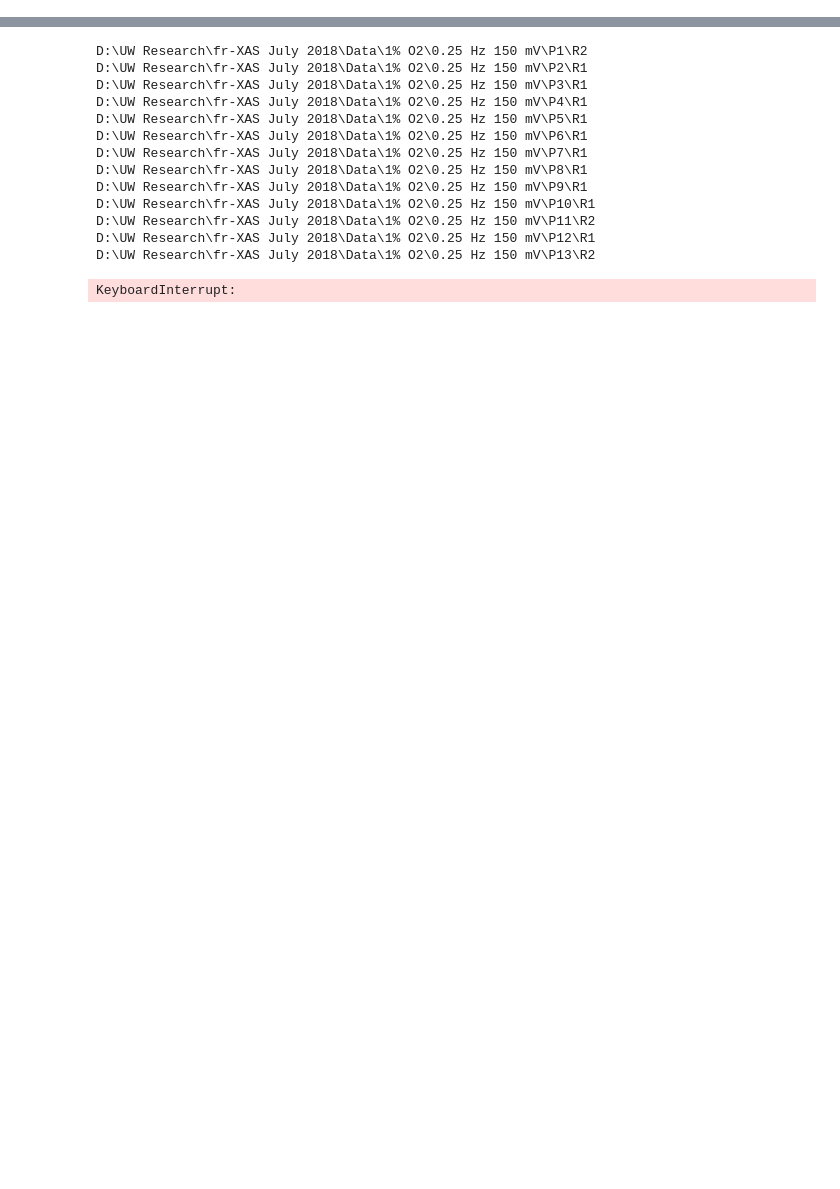
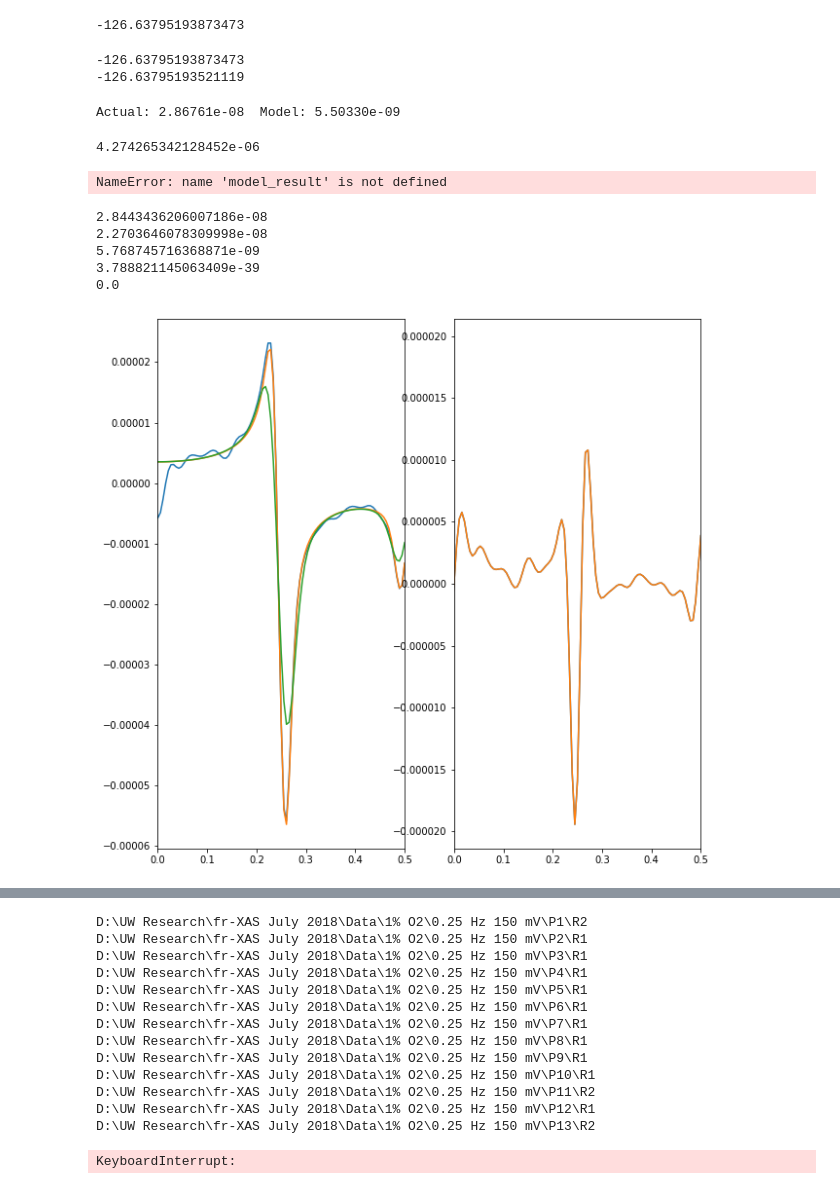
Before and after one commit to BGerwe/Xray-Project, a Jupyter notebook: fr_XAS/July18 Data Import.ipynb, the cells around one changed output, grey strips where cells are left out. Drawn from its saved outputs; the diff is of its cells as text; code cells hidden in the pictures; blank space fills up the shorter version.

```diff
--- a/fr_XAS/July18 Data Import.ipynb
+++ b/fr_XAS/July18 Data Import.ipynb
@@ -14,2 +15,9 @@ from frxas import time_domain, models, hdf5_io
 %reload_ext autoreload
 %autoreload 2
+# %%
+direc = r'C:\\Users\\shadd\\OneDrive\\Documents\\Python\\Xray-project\\fr_XAS\\July2018 Data Fits\\1% O2'
+f_target = r'\\0.25 Hz 150 mV '
+print(direc + f_target)
+all_files = glob.glob(direc + f_target + r'P*_Ir.h5')
+all_files
+dum = hdf5_io.load_time_domain_fit(all_files[0][:-3])
@@ -15,0 +72,2 @@ from frxas import time_domain, models, hdf5_io
+# %%
+Ir_adj_fit.params['h1_re_comp'].stderr = None
@@ -15,0 +138,70 @@ from frxas import time_domain, models, hdf5_io
+# %%
+fit_kws={'ftol':1e-13, 'xtol':1e-13}
+aa = time_domain.fit_windowed_fft(frequencies, time_domain.get_windowed_fft(ti, Ir, freq_in, b), freq_in, b, fit_kws=fit_kws)
+print(np.angle(aa.params['h1_re_comp'].value + 1j *aa.params['h1_im_comp'].value,deg=True))
+# %% [output]
+-126.63795193873473
+# %%
+print(np.angle(aa.params['h1_re_comp'].value + 1j *aa.params['h1_im_comp'].value,deg=True))
+print(np.angle(Ir_adj_fit.params['h1_re_comp'].value + 1j * Ir_adj_fit.params['h1_im_comp'].value,deg=True))
+# %% [output]
+-126.63795193873473
+-126.63795193521119
+# %%
+res_act = np.sum((Ir_adj_fit.eval() - dum2).ravel().view(np.float)**2)
+res_mod = np.sum((Ir_adj_fit.eval() - dum).ravel().view(np.float)**2)
+print(f'Actual: {res_act:.5e}  Model: {res_mod:.5e}')
+# %% [output]
+Actual: 2.86761e-08  Model: 5.50330e-09
+# %%
+model_result.params['h1_re_comp'].stderr
+# %% [output]
+4.274265342128452e-06
+# %%
+model_result.params
+# %% [output]
+NameError: name 'model_result' is not defined
+# %%
+print(np.sum((model_result.data - dum).ravel().view(np.float)**2))
+print(np.sum((model_result.eval() - dum).ravel().view(np.float)**2))
+print(np.sum((model_result.data - model_result.eval()).ravel().view(np.float)**2))
+print(np.sum((model_result.data - dum2).ravel().view(np.float)**2))
+print(np.sum((dum3 - dum2).ravel().view(np.float)**2))
+# %% [output]
+2.8443436206007186e-08
+2.2703646078309998e-08
+5.768745716368871e-09
+3.788821145063409e-39
+0.0
+# %%
+xlims= (0,.5)
+model_result = Ir_adj_fit
+dt = 1/ (model_result.userkws['frequencies'][0]*-2)
+freq_in = model_result.userkws['freq_in']
+b = model_result.userkws['window_param']
+ti = np.arange(0, model_result.ndata/2) * dt
+dum = time_domain.get_windowed_fft(ti, Ir, freq_in, b)
+dum2 = time_domain.get_windowed_fft(ti, Ir_adj, freq_in, b)
+
+dum3 = time_domain.get_windowed_fft(ti, fft.ifft(fft.ifftshift(model_result.eval())*(Ns*np.pi)), freq_in, b)
+# dum2 and dum3 completely equivalent and very close to to model_result.data
+# model_result.eval() very close to real data, but model_result.data still off a little
+
+_, ax1=plt.subplots(ncols=2, figsize=(10,10))
+# ax1[0].plot(freqs, dum.real-model_result.eval().real, label=point)
+# ax1[0].plot(freqs, dum.real-model_result.data.real)
+# ax1[0].plot(freqs, dum.real-dum2.real)
+ax1[0].plot(freqs, dum.real)
+ax1[0].plot(freqs, model_result.eval().real, label=point)
+ax1[0].plot(freqs, model_result.data.real)
+
+ax1[0].set_xlim(xlims)
+
+# ax1[1].plot(freqs, dum2.imag-model_result.eval().imag, label=point)
+ax1[1].plot(freqs, dum.imag-dum2.imag)
+ax1[1].plot(freqs, dum.imag-dum3.imag)
+ax1[1].set_xlim(xlims)
+
+plt.show()
+# %% [output]
+[figure, added]
```
Also changed, not shown: parts of 14 cells of this notebook, 26 other files.
